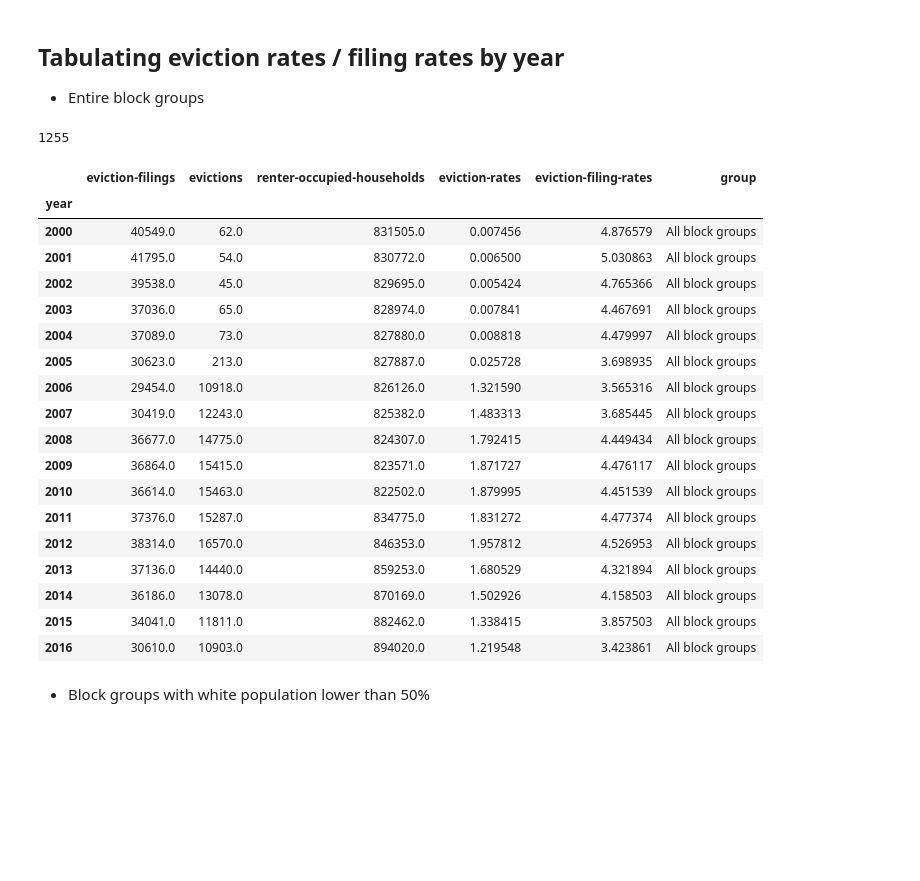
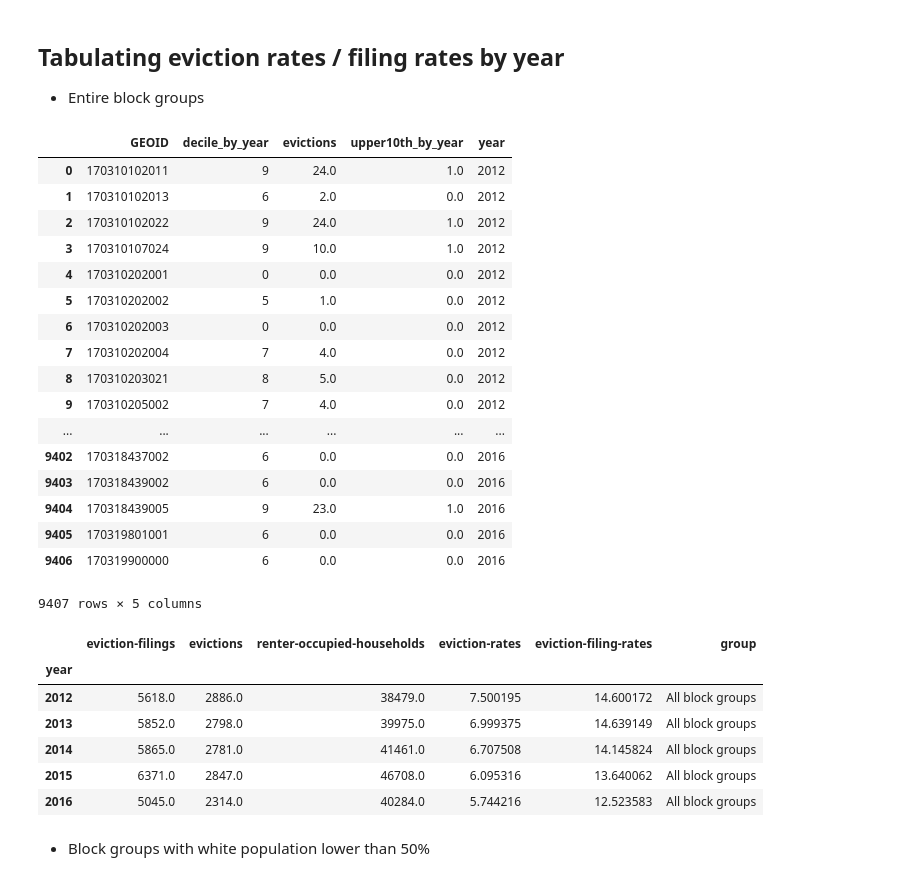
Before and after one commit to luisesanmartin/ml-eviction-chicago, a Jupyter notebook: notebooks/Data exploration - block groups.ipynb, the cells around one changed output. Drawn from its saved outputs; the diff is of its cells as text; code cells hidden in the pictures; blank space fills up the shorter version.

```diff
--- a/notebooks/Data exploration - block groups.ipynb
+++ b/notebooks/Data exploration - block groups.ipynb
@@ -252,36 +252,55 @@ Apart from themselves, no variable is highly correlated with either `eviction-ra
 ## Tabulating eviction rates / filing rates by year
 
 * Entire block groups
-# %%
-len(df[(df['year']==2014) & (df['eviction-filings']>=10)])
-# %% [output]
-1255
+# %%
+#col = 'eviction-rate'
+col = 'evictions'
+dic = {}
+df_a = pd.DataFrame(columns=('GEOID', 'year', col, 'decile_by_year', 'upper10th_by_year'))
+for year in [2012, 2013, 2014, 2015, 2016]:
+    temp_df = df[df['year']==year][['year', 'GEOID', col]]
+    temp_df['decile_by_year'] = pd.qcut(temp_df[col].rank(method='first'), 10, labels=False)
+    temp_df.loc[(temp_df['decile_by_year'] == 9), 'upper10th_by_year'] = 1
+    temp_df.loc[(temp_df['decile_by_year'] < 9), 'upper10th_by_year'] = 0
+    df_a = df_a.append(temp_df, ignore_index=True)
+# %%
+df_a
+# %% [output]
+|  | GEOID | decile_by_year | evictions | upper10th_by_year | year |
+| 0 | 170310102011 | 9 | 24.0 | 1.0 | 2012 |
+| 1 | 170310102013 | 6 | 2.0 | 0.0 | 2012 |
+| 2 | 170310102022 | 9 | 24.0 | 1.0 | 2012 |
+| 3 | 170310107024 | 9 | 10.0 | 1.0 | 2012 |
+| 4 | 170310202001 | 0 | 0.0 | 0.0 | 2012 |
+| 5 | 170310202002 | 5 | 1.0 | 0.0 | 2012 |
+| 6 | 170310202003 | 0 | 0.0 | 0.0 | 2012 |
+| 7 | 170310202004 | 7 | 4.0 | 0.0 | 2012 |
+| 8 | 170310203021 | 8 | 5.0 | 0.0 | 2012 |
+| 9 | 170310205002 | 7 | 4.0 | 0.0 | 2012 |
+| ... | ... | ... | ... | ... | ... |
+| 9402 | 170318437002 | 6 | 0.0 | 0.0 | 2016 |
+| 9403 | 170318439002 | 6 | 0.0 | 0.0 | 2016 |
+| 9404 | 170318439005 | 9 | 23.0 | 1.0 | 2016 |
+| 9405 | 170319801001 | 6 | 0.0 | 0.0 | 2016 |
+| 9406 | 170319900000 | 6 | 0.0 | 0.0 | 2016 |
+9407 rows × 5 columns
+# %%
+df = df.merge(df_a)
 # %%
-df1 = df[['year', 'eviction-filings', 'evictions', 'renter-occupied-households']].groupby('year').sum()
+df_upper = df[df['upper10th_by_year']==1]
+df1 = df_upper[['year', 'eviction-filings', 'evictions', 'renter-occupied-households']].groupby('year').sum()
 df1['eviction-rates'] = df1['evictions'] / df1['renter-occupied-households'] * 100
 df1['eviction-filing-rates'] = df1['eviction-filings'] / df1['renter-occupied-households'] * 100
 df1['group'] = 'All block groups'
 df1
 # %% [output]
 |  | eviction-filings | evictions | renter-occupied-households | eviction-rates | eviction-filing-rates | group |
 | year |  |  |  |  |  |  |
-| 2000 | 40549.0 | 62.0 | 831505.0 | 0.007456 | 4.876579 | All block groups |
-| 2001 | 41795.0 | 54.0 | 830772.0 | 0.006500 | 5.030863 | All block groups |
-| 2002 | 39538.0 | 45.0 | 829695.0 | 0.005424 | 4.765366 | All block groups |
-| 2003 | 37036.0 | 65.0 | 828974.0 | 0.007841 | 4.467691 | All block groups |
-| 2004 | 37089.0 | 73.0 | 827880.0 | 0.008818 | 4.479997 | All block groups |
-| 2005 | 30623.0 | 213.0 | 827887.0 | 0.025728 | 3.698935 | All block groups |
-| 2006 | 29454.0 | 10918.0 | 826126.0 | 1.321590 | 3.565316 | All block groups |
-| 2007 | 30419.0 | 12243.0 | 825382.0 | 1.483313 | 3.685445 | All block groups |
-| 2008 | 36677.0 | 14775.0 | 824307.0 | 1.792415 | 4.449434 | All block groups |
-| 2009 | 36864.0 | 15415.0 | 823571.0 | 1.871727 | 4.476117 | All block groups |
-| 2010 | 36614.0 | 15463.0 | 822502.0 | 1.879995 | 4.451539 | All block groups |
-| 2011 | 37376.0 | 15287.0 | 834775.0 | 1.831272 | 4.477374 | All block groups |
-| 2012 | 38314.0 | 16570.0 | 846353.0 | 1.957812 | 4.526953 | All block groups |
-| 2013 | 37136.0 | 14440.0 | 859253.0 | 1.680529 | 4.321894 | All block groups |
-| 2014 | 36186.0 | 13078.0 | 870169.0 | 1.502926 | 4.158503 | All block groups |
-| 2015 | 34041.0 | 11811.0 | 882462.0 | 1.338415 | 3.857503 | All block groups |
-| 2016 | 30610.0 | 10903.0 | 894020.0 | 1.219548 | 3.423861 | All block groups |
+| 2012 | 5618.0 | 2886.0 | 38479.0 | 7.500195 | 14.600172 | All block groups |
+| 2013 | 5852.0 | 2798.0 | 39975.0 | 6.999375 | 14.639149 | All block groups |
+| 2014 | 5865.0 | 2781.0 | 41461.0 | 6.707508 | 14.145824 | All block groups |
+| 2015 | 6371.0 | 2847.0 | 46708.0 | 6.095316 | 13.640062 | All block groups |
+| 2016 | 5045.0 | 2314.0 | 40284.0 | 5.744216 | 12.523583 | All block groups |
 # %% [markdown]
 * Block groups with white population lower than 50%
 # %%
```
Also changed, not shown: parts of 9 cells of this notebook.
